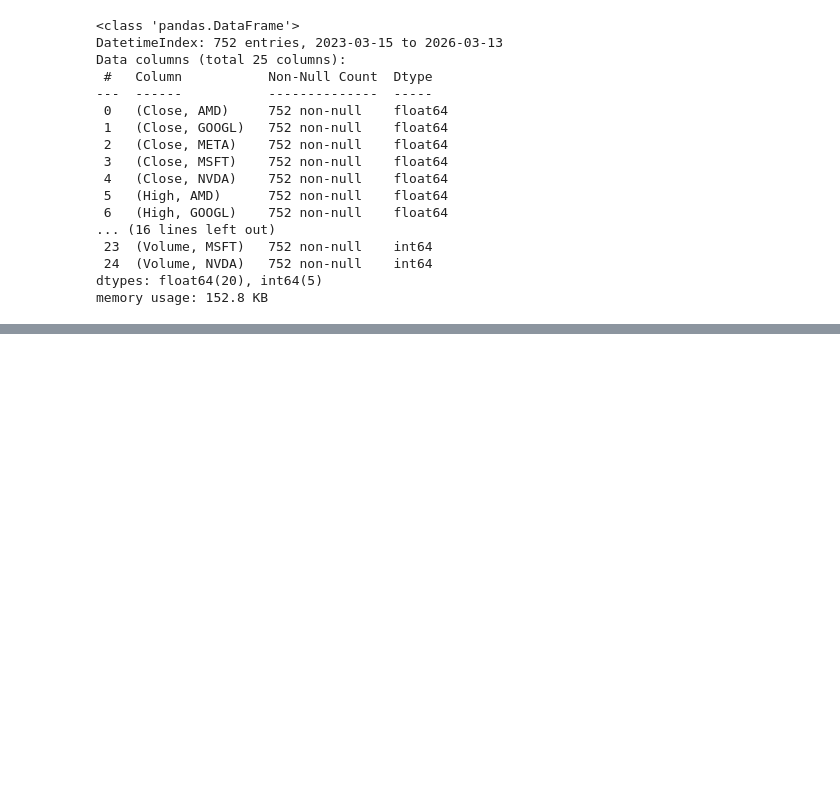
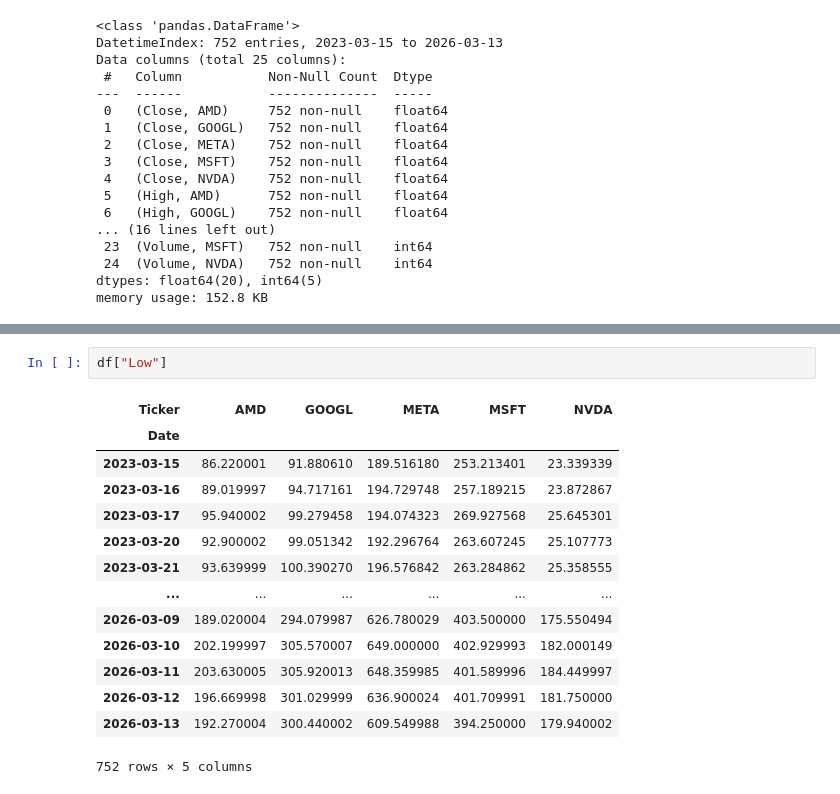
Before and after one commit to awomann/stock-analyzer, a Jupyter notebook: stock_analyzer.ipynb, the cells around one changed output, grey strips where cells are left out. Drawn from its saved outputs; the diff is of its cells as text; blank space fills up the shorter version.

```diff
--- a/stock_analyzer.ipynb
+++ b/stock_analyzer.ipynb
@@ -95 +95,18 @@ df.tail()
 5 rows × 25 columns
+# %%
+df["Low"]
+# %% [output]
+| Ticker | AMD | GOOGL | META | MSFT | NVDA |
+| Date |  |  |  |  |  |
+| 2023-03-15 | 86.220001 | 91.880610 | 189.516180 | 253.213401 | 23.339339 |
+| 2023-03-16 | 89.019997 | 94.717161 | 194.729748 | 257.189215 | 23.872867 |
+| 2023-03-17 | 95.940002 | 99.279458 | 194.074323 | 269.927568 | 25.645301 |
+| 2023-03-20 | 92.900002 | 99.051342 | 192.296764 | 263.607245 | 25.107773 |
+| 2023-03-21 | 93.639999 | 100.390270 | 196.576842 | 263.284862 | 25.358555 |
+| ... | ... | ... | ... | ... | ... |
+| 2026-03-09 | 189.020004 | 294.079987 | 626.780029 | 403.500000 | 175.550494 |
+| 2026-03-10 | 202.199997 | 305.570007 | 649.000000 | 402.929993 | 182.000149 |
+| 2026-03-11 | 203.630005 | 305.920013 | 648.359985 | 401.589996 | 184.449997 |
+| 2026-03-12 | 196.669998 | 301.029999 | 636.900024 | 401.709991 | 181.750000 |
+| 2026-03-13 | 192.270004 | 300.440002 | 609.549988 | 394.250000 | 179.940002 |
+752 rows × 5 columns
```
Also changed, not shown: parts of 5 cells of this notebook.
